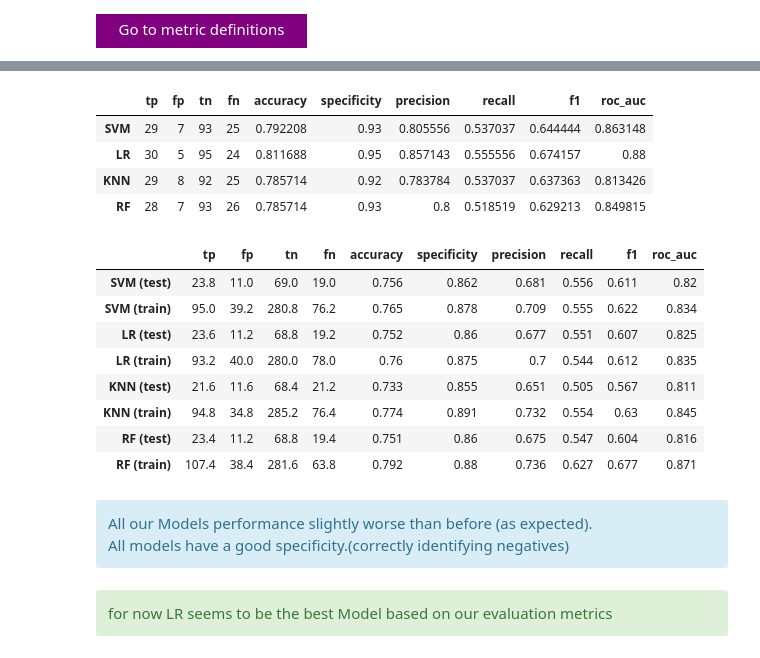
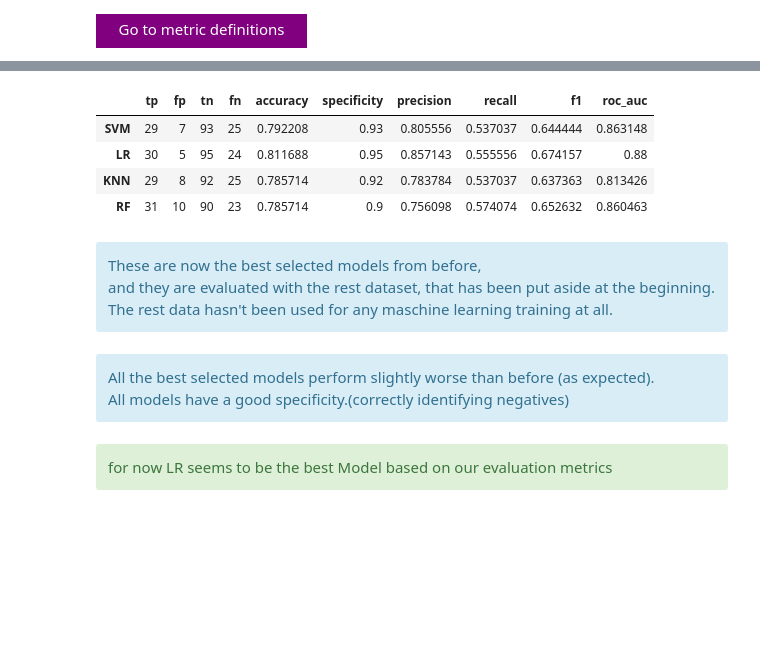
Before and after one commit to magwaser/Data_Science_Project_Diabetes_Gruppe_Zirkus, a Jupyter notebook: Code/Diabetes Project.ipynb, the cells around one changed output, grey strips where cells are left out. Cells and saved outputs as stored; diff of their text form; code cells hidden in the pictures; blank space fills up the shorter version.

```diff
--- a/Code/Diabetes Project.ipynb
+++ b/Code/Diabetes Project.ipynb
@@ -932,33 +941,27 @@ LR_best = clfs[13]
 KNN_best = clfs[18]
 RF_best = clfs[15]
 # %%
-# Now we evaluate our best models with the rest-dataset, that hasn't been used at all.(complete new data)
+# Now we evaluate our best models with the rest-dataset, that hasn't been used at all.(completely new data)
 df_performance.loc['SVM',:]= eval_Performance(y_rest, X_rest, SVM_best)
 df_performance.loc['LR',:]= eval_Performance(y_rest, X_rest, LR_best)
 df_performance.loc['KNN',:]= eval_Performance(y_rest, X_rest, KNN_best)
 df_performance.loc['RF',:]= eval_Performance(y_rest, X_rest, RF_best)
-df_performance
+display(df_performance)
 # %% [output]
 |  | tp | fp | tn | fn | accuracy | specificity | precision | recall | f1 | roc_auc |
 | SVM | 29 | 7 | 93 | 25 | 0.792208 | 0.93 | 0.805556 | 0.537037 | 0.644444 | 0.863148 |
 | LR | 30 | 5 | 95 | 24 | 0.811688 | 0.95 | 0.857143 | 0.555556 | 0.674157 | 0.88 |
 | KNN | 29 | 8 | 92 | 25 | 0.785714 | 0.92 | 0.783784 | 0.537037 | 0.637363 | 0.813426 |
-| RF | 28 | 7 | 93 | 26 | 0.785714 | 0.93 | 0.8 | 0.518519 | 0.629213 | 0.849815 |
+| RF | 31 | 10 | 90 | 23 | 0.785714 | 0.9 | 0.756098 | 0.574074 | 0.652632 | 0.860463 |
+# %% [markdown]
+<div class="alert alert-block alert-info">
+    These are now the best selected models from before, <br>and they are evaluated with the rest dataset, that has been put aside at the beginning.<br> The rest data hasn't been used for any maschine learning training at all.
+</div>
 # %%
-display(tab_1)
+#display(tab_1) #just the mean values from before
-# %% [output]
-|  | tp | fp | tn | fn | accuracy | specificity | precision | recall | f1 | roc_auc |
-| SVM (test) | 23.8 | 11.0 | 69.0 | 19.0 | 0.756 | 0.862 | 0.681 | 0.556 | 0.611 | 0.82 |
-| SVM (train) | 95.0 | 39.2 | 280.8 | 76.2 | 0.765 | 0.878 | 0.709 | 0.555 | 0.622 | 0.834 |
-| LR (test) | 23.6 | 11.2 | 68.8 | 19.2 | 0.752 | 0.86 | 0.677 | 0.551 | 0.607 | 0.825 |
-| LR (train) | 93.2 | 40.0 | 280.0 | 78.0 | 0.76 | 0.875 | 0.7 | 0.544 | 0.612 | 0.835 |
-| KNN (test) | 21.6 | 11.6 | 68.4 | 21.2 | 0.733 | 0.855 | 0.651 | 0.505 | 0.567 | 0.811 |
-| KNN (train) | 94.8 | 34.8 | 285.2 | 76.4 | 0.774 | 0.891 | 0.732 | 0.554 | 0.63 | 0.845 |
-| RF (test) | 23.4 | 11.2 | 68.8 | 19.4 | 0.751 | 0.86 | 0.675 | 0.547 | 0.604 | 0.816 |
-| RF (train) | 107.4 | 38.4 | 281.6 | 63.8 | 0.792 | 0.88 | 0.736 | 0.627 | 0.677 | 0.871 |
 # %% [markdown]
 <div class="alert alert-block alert-info">
-    All our Models performance slightly worse than before (as expected). <br>
+    All the best selected models perform slightly worse than before (as expected). <br>
     All models have a good specificity.(correctly identifying negatives)
 </div>
 # %% [markdown]
```
Also changed, not shown: parts of 30 cells of this notebook.
